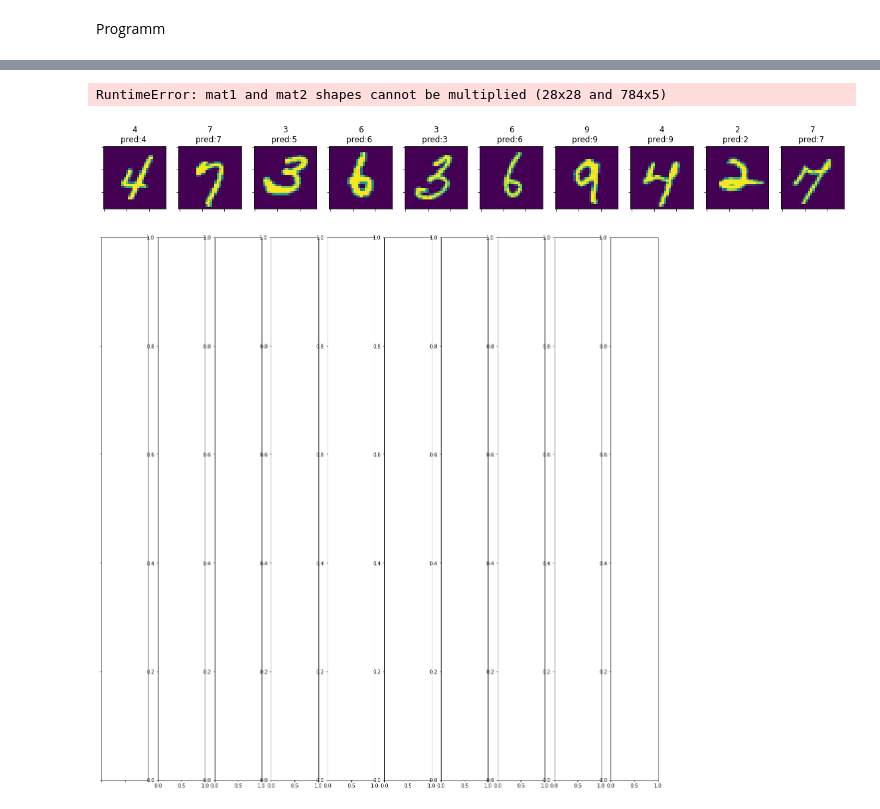
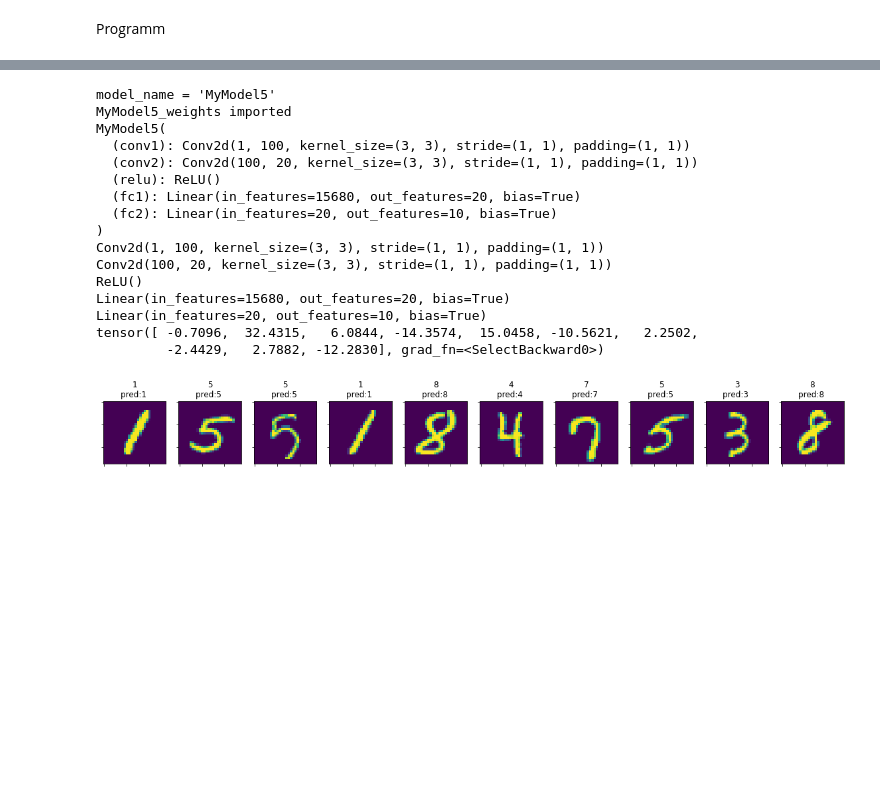
Before and after one commit to DominikOcsofszki/mlp, a Jupyter notebook: jp.ipynb, the cells around one changed output, grey strips where cells are left out. Cells and saved outputs as stored; diff of their text form; code cells hidden in the pictures; blank space fills up the shorter version.

```diff
--- a/jp.ipynb
+++ b/jp.ipynb
@@ -63,6 +63,7 @@ from model import MyModel5
 # model_vae.eval()
 
 PATH_weight_classify = '/Users/dominikocsofszki/PycharmProjects/mlp/data/weights/weights_model_classifier'
+# PATH_weight_classify = '/Users/dominikocsofszki/PycharmProjects/mlp/data/weights/MyModel5_weights'
 model_classify = MyModel5()
 model_classify.load_state_dict(torch.load(PATH_weight_classify))
 model_classify.eval()
@@ -75,7 +76,6 @@ def show_images_with_model(count_of_images=5, model=model_classify):
     testing_images, labels = next(iter(testsetloader))
     if count_of_images == 1: num_of_tests = 2
     num_of_tests = testing_images.__len__()
-    # fig, axs = plt.subplots(1, num_of_tests,sharey='all')
     size_fig = 15
     num_plots = count_of_images
     if count_of_images == 1: num_plots = 2
@@ -87,6 +87,9 @@ def show_images_with_model(count_of_images=5, model=model_classify):
     # fig2, axs2 = plt.subplots(1, num_plots, figsize=(size_fig, size_fig))
     # print(f'{num_of_tests = }')
     PRED_bool = True
+    for x in model.modules():
+        print(x)
+    # print(xx)
     if PRED_bool:
         pred = model(testing_images)
         # print(pred.shape)
@@ -152,24 +142,15 @@ Programm
 import torch
 import model
 
-
-def import_model_name(model_name, model_x, activate_eval=True):
+def import_model_name(model_x, activate_eval=True):
+    model_name = model_x._get_name()
+    print(f'{model_name = }')
     save_name_model = model_name + '_weights'
     PATH = '/Users/dominikocsofszki/PycharmProjects/mlp/data/weights/' + save_name_model
     model_x.load_state_dict(torch.load(PATH))
     if activate_eval: model_x.eval()
+    print(f'{save_name_model} imported')
     return model_x
 
-
-# MODEL_NAME = 'CNN_6_CONV'
-# model_y = import_model_name(MODEL_NAME)
-# SAVE_NAME_MODEL = MODEL_NAME + '_weights'
-#
-#
-# PATH = '/Users/dominikocsofszki/PycharmProjects/mlp/data/weights/'+SAVE_NAME_MODEL
-#
-# model_x = model.CNN_6_CONV()
-# model_x.load_state_dict(torch.load(PATH))
-# model_x.eval()
-_, _ = show_images_with_model(20, model=model_y)
+_, _ = show_images_with_model(20)
 # %% [output]
@@ -177,15 +170,26 @@ NameError: name 'model_y' is not defined
 # %%
 from model import autoencoder_h5_n
 
-model_name_run_name = 'autoencoder_h5_n_weights_fin_acc89'
-# model_name_run_name = 'autoencoder_h5_n'
-# model_loaded = model.autoencoder_h5_n()
-model_loaded = model.autoencoder_h5_n_weights_fin_acc89()
-model_loaded = import_model_name(model_name=model_name_run_name, model_x=model_loaded, activate_eval=True)
+model_loaded = model.MyModel5()
+mymodel = import_model_name(model_x=model_loaded, activate_eval=True)
 images, labels = show_images_with_model(10,model = model_loaded)
-x = model_loaded(images[0])
-print(x)
+vec = mymodel(images)
+print(vec[0])
 # %% [output]
-RuntimeError: mat1 and mat2 shapes cannot be multiplied (28x28 and 784x5)
+model_name = 'MyModel5'
+MyModel5_weights imported
+MyModel5(
+  (conv1): Conv2d(1, 100, kernel_size=(3, 3), stride=(1, 1), padding=(1, 1))
+  (conv2): Conv2d(100, 20, kernel_size=(3, 3), stride=(1, 1), padding=(1, 1))
+  (relu): ReLU()
+  (fc1): Linear(in_features=15680, out_features=20, bias=True)
+  (fc2): Linear(in_features=20, out_features=10, bias=True)
+)
+Conv2d(1, 100, kernel_size=(3, 3), stride=(1, 1), padding=(1, 1))
+Conv2d(100, 20, kernel_size=(3, 3), stride=(1, 1), padding=(1, 1))
+ReLU()
+Linear(in_features=15680, out_features=20, bias=True)
+Linear(in_features=20, out_features=10, bias=True)
+tensor([ -0.7096,  32.4315,   6.0844, -14.3574,  15.0458, -10.5621,   2.2502,
+         -2.4429,   2.7882, -12.2830], grad_fn=<SelectBackward0>)
-[figure, old version]
+[figure, new version]
-[figure, removed]
```
Also changed, not shown: parts of 3 cells of this notebook, 3 other files.
